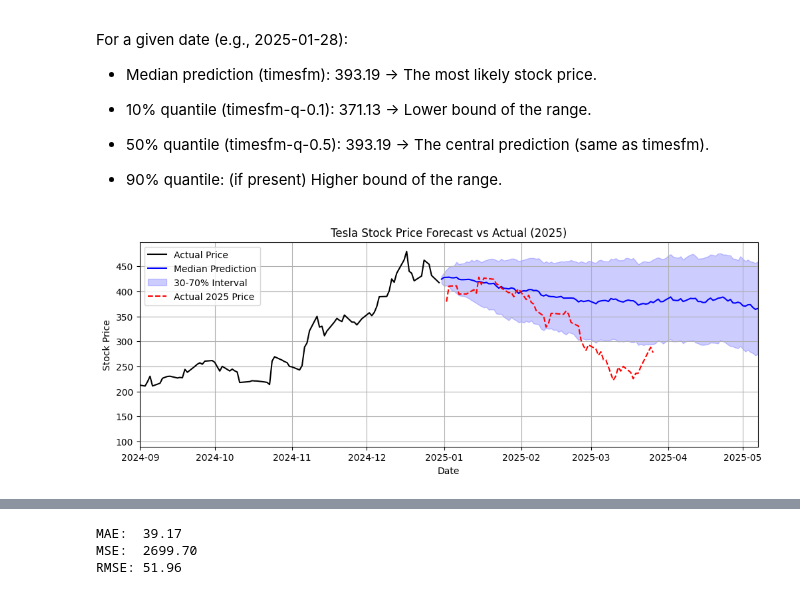
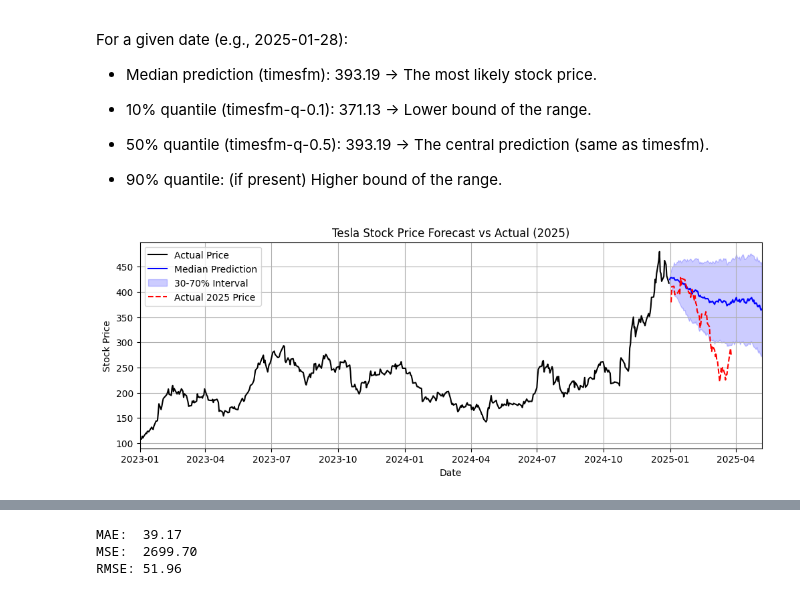
Before and after one commit to Yejin-Hwang/Analysis-of-Financial-Time-Series, a Jupyter notebook: 06_Google timesfm_yejin_0325.ipynb, the cells around one changed output, grey strips where cells are left out. Cells and saved outputs as stored; diff of their text form; code cells hidden in the pictures.

```diff
--- a/06_Google timesfm_yejin_0325.ipynb
+++ b/06_Google timesfm_yejin_0325.ipynb
@@ -169,35 +169,35 @@ plt.figure(figsize=(12, 4))
 # Actual price (전체)
 plt.plot(df["Date"], df["Close"], label="Actual Price", color="black")
 
 # Median prediction
 plt.plot(forecast_df["ds"], forecast_df["timesfm"], label="Median Prediction", color="blue")
 
 # Prediction interval
 plt.fill_between(
     forecast_df["ds"],
     forecast_df["timesfm-q-0.3"],
     forecast_df["timesfm-q-0.7"],
     color="blue",
     alpha=0.2,
     label="30-70% Interval"
 )
 
 # Actual price after forecast (2025)
 plt.plot(df_2025["Date"], df_2025["Close"], label="Actual 2025 Price", color="red", linestyle="--")
 
 # x-axis range
-start_date = pd.to_datetime("2024-09-01")
+start_date = pd.to_datetime("2023-01-01")
 end_date = forecast_df["ds"].max()
 plt.xlim([start_date, end_date])
 
 plt.xlabel("Date")
 plt.ylabel("Stock Price")
 plt.title("Tesla Stock Price Forecast vs Actual (2025)")
 plt.legend()
 plt.grid(True)
 plt.show()
 # %% [output]
-[figure, old version]
+[figure, new version]
 # %%
 from sklearn.metrics import mean_absolute_error, mean_squared_error
 import numpy as np
```
Also changed, not shown: parts of 7 cells of this notebook, 1 other file.
